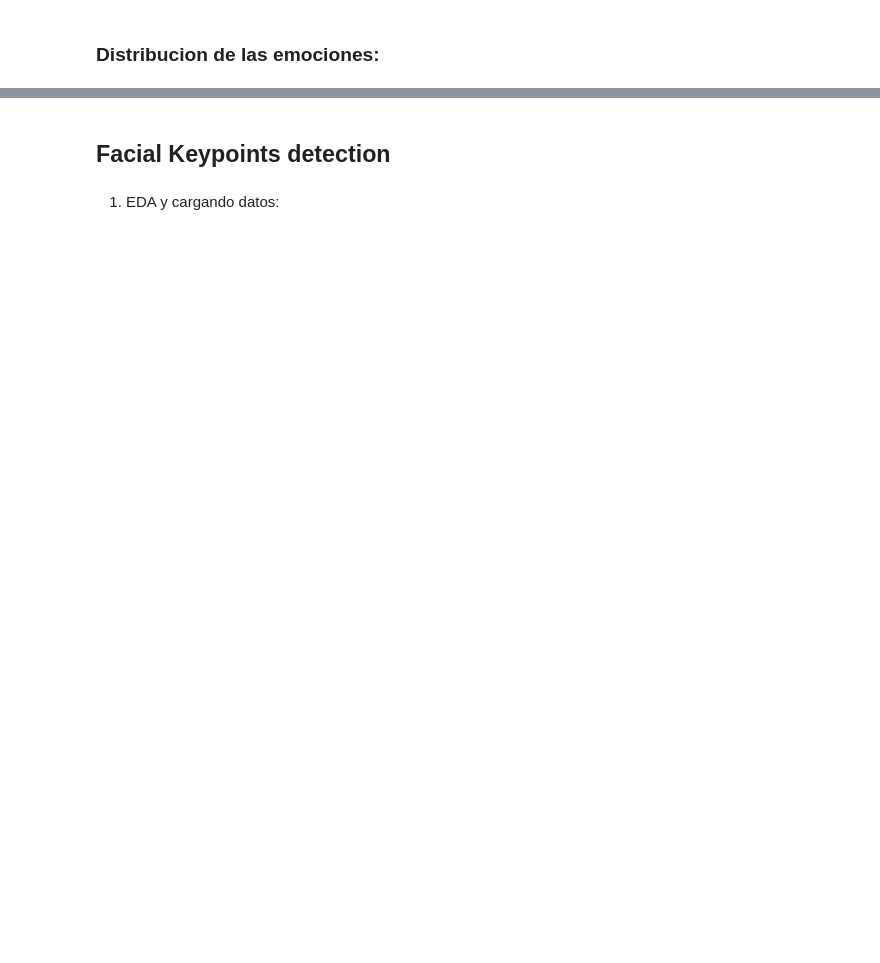
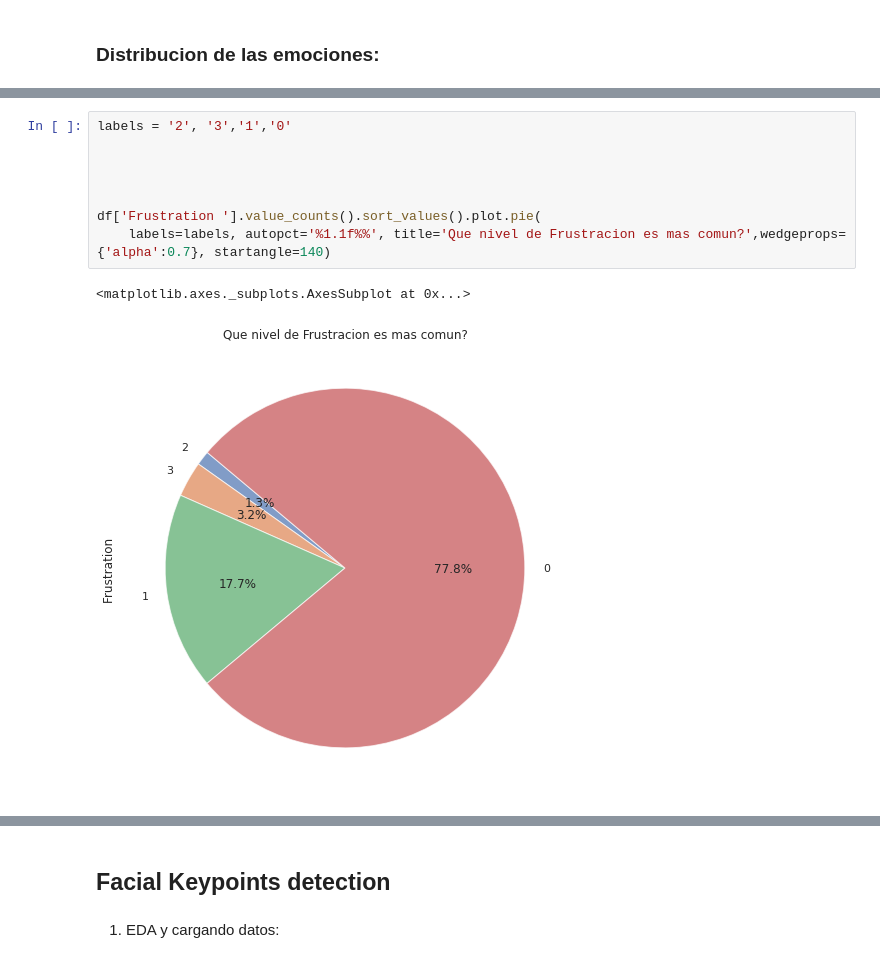
Before and after one commit to aenoboa1/Draft_ML_EmotionAPP, a Jupyter notebook: Main_Notebook.ipynb, the cells around one changed output, grey strips where cells are left out. Saved outputs shown, nothing was run; the diff lists cells and outputs as text; blank space fills up the shorter version.

```diff
--- a/Main_Notebook.ipynb
+++ b/Main_Notebook.ipynb
@@ -155,0 +179,11 @@ plt.show()
+# %%
+labels = '2', '3','1','0'
+
+
+
+
+df['Frustration '].value_counts().sort_values().plot.pie(
+    labels=labels, autopct='%1.1f%%', title='Que nivel de Frustracion es mas comun?',wedgeprops={'alpha':0.7}, startangle=140)
+# %% [output]
+<matplotlib.axes._subplots.AxesSubplot at 0x...>
+[figure, added]
```
Also changed, not shown: parts of 6 cells of this notebook.
